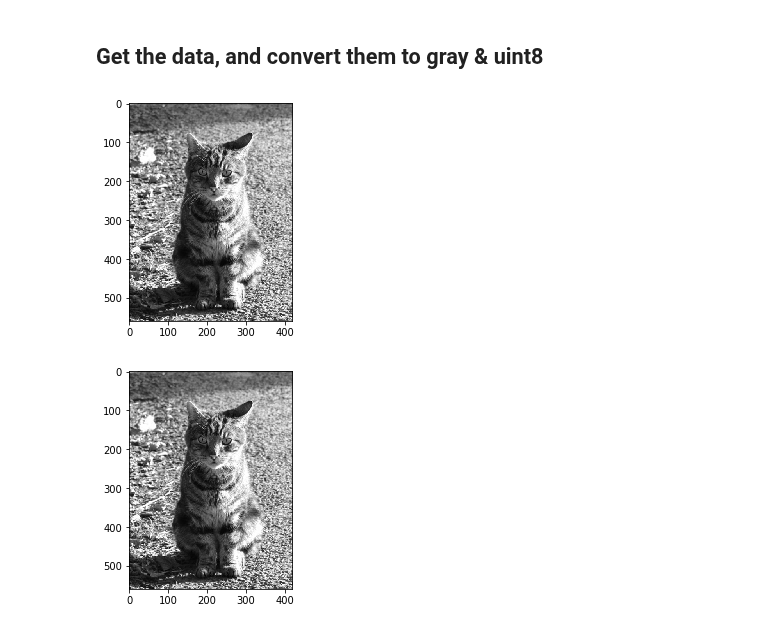
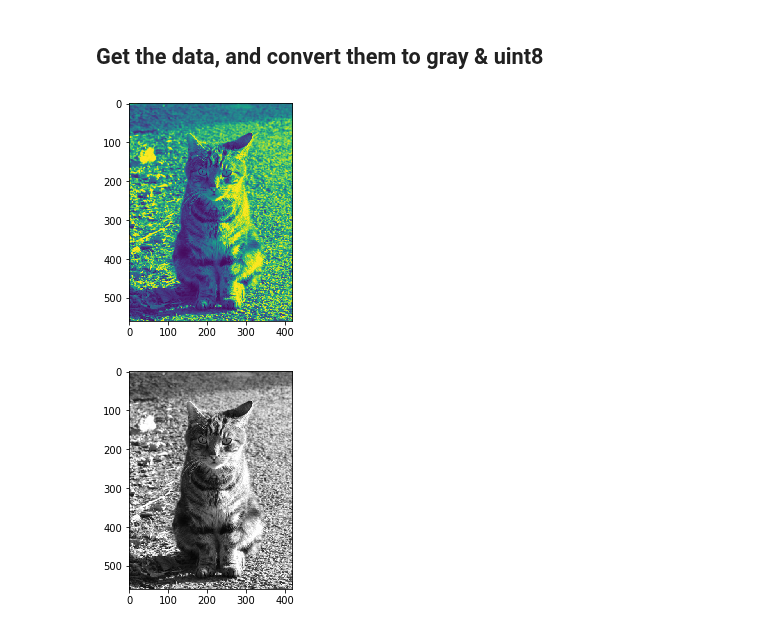
Before and after one commit to thomas-haslwanter/CSS_ipynb, a Jupyter notebook: ImgProc_2_Filtering.ipynb, the cells around one changed output. Saved outputs shown, nothing was run; the diff lists cells and outputs as text; code cells hidden in the pictures.

Commit message:
Upate for Image Processing

```diff
--- a/ImgProc_2_Filtering.ipynb
+++ b/ImgProc_2_Filtering.ipynb
@@ -14,23 +14,22 @@ from scipy.ndimage import convolve
 # %% [markdown]
 ## Get the data, and convert them to gray & uint8
 # %%
-inDir = r'D:\Users\thomas\Office\CSS_Lenny\Coding\Python\CSS_ipynb\data\images'
-inFile = 'cat.jpg'
-data = plt.imread(os.path.join(inDir,inFile))
+inFile = r'data\images\cat.jpg'
+data = plt.imread(inFile)
 
 # In order to work with a gray-level image, take only one of the three layers
 gray_cat = data[:,:,0]
 
 # If required, you can convert uint8 data to floats, between 0 and 1:
 #data_g = rgb2gray(data)
 #data_u = img_as_ubyte(data_g)
 
 plt.imshow(gray_cat)
 plt.show()
 
 # Note that the default colormap is NOT gray-level!
 # %% [output]
-[figure, old version]
+[figure, new version]
 # %%
 # If we want to see the image in gray:
 plt.set_cmap('gray')
```
Also changed, not shown: parts of 2 cells of this notebook, 3 other files.
